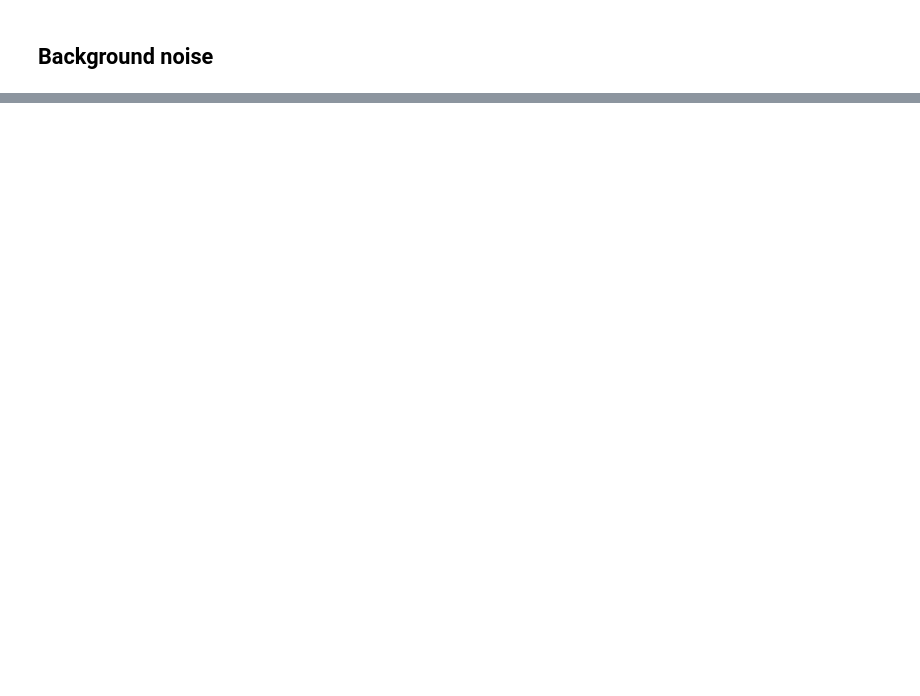
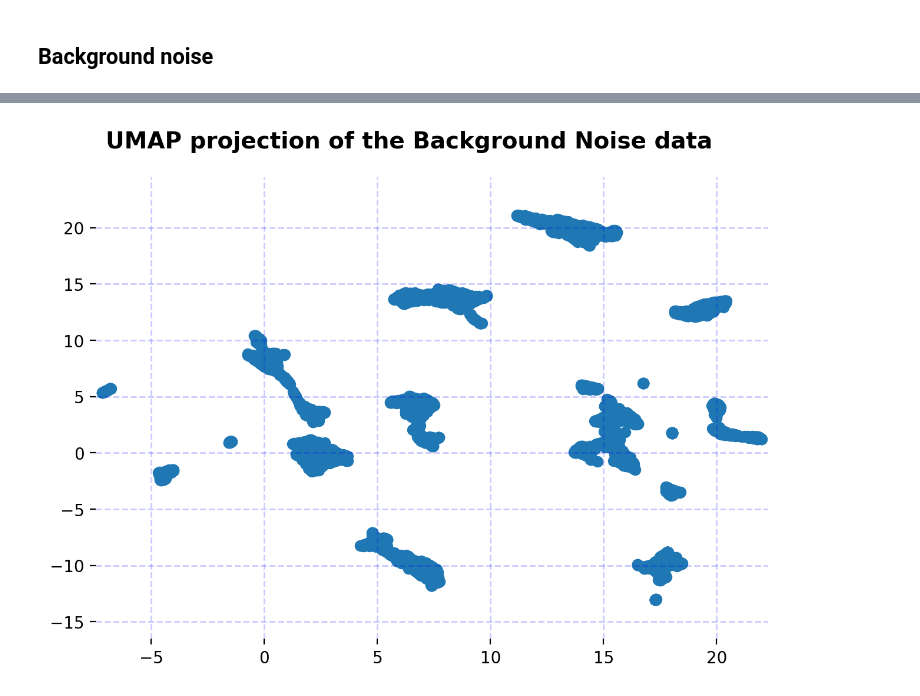
Before and after one commit to dsgt-birdclef/birdclef-2023, a Jupyter notebook: notebooks/mg-20230521-00-background-noise.ipynb, the cells around one changed output, grey strips where cells are left out. Saved outputs shown, nothing was run; the diff lists cells and outputs as text; code cells hidden in the pictures; blank space fills up the shorter version.

```diff
--- a/notebooks/mg-20230521-00-background-noise.ipynb
+++ b/notebooks/mg-20230521-00-background-noise.ipynb
@@ -108,0 +183,26 @@ display(rows_df)
+# %%
+import umap
+from sklearn.preprocessing import StandardScaler
+
+# The "emb" column contains 320 samples for each row
+data = np.stack(rows_df["emb"].values)
+scaled_data = StandardScaler().fit_transform(data)
+
+# Fit the UMAP model and transform the data
+reducer = umap.UMAP()
+embedding = reducer.fit_transform(data)
+
+# Plot the data
+fig, ax = plt.subplots(figsize=(6.4, 4.8), dpi=200)
+plt.scatter(embedding[:, 0], embedding[:, 1])
+plt.suptitle("UMAP projection of the Background Noise data", fontsize=14, weight="bold")
+ax.margins(x=0.01, y=0.1)  # No margins on x and y-axis
+ax.grid(color="blue", linestyle="--", linewidth=1, alpha=0.2)
+for spine in ["top", "right", "bottom", "left"]:
+    ax.spines[spine].set_visible(False)
+fig.tight_layout()
+# ax.legend(loc="best")
+fig.tight_layout()
+plt.show()
+# %% [output]
+[figure, added]
```
Also changed, not shown: parts of 9 cells of this notebook, 1 other file.
